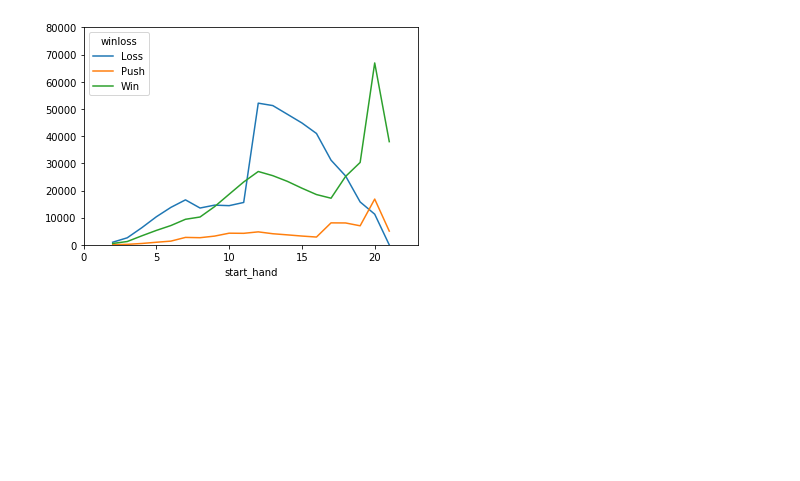
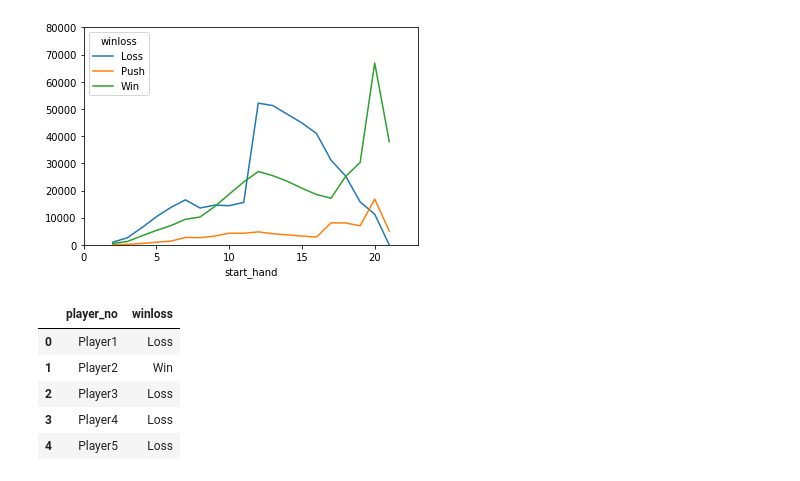
Before and after one commit to anirahul/Team_Carolina, a Jupyter notebook: code/main.ipynb, the cells around one changed output. Saved outputs shown, nothing was run; the diff lists cells and outputs as text; code cells hidden in the pictures; blank space fills up the shorter version.

```diff
--- a/code/main.ipynb
+++ b/code/main.ipynb
@@ -120,2 +121,16 @@ plt.show()
 # %% [output]
 [figure]
+# %%
+# Plot the player bar graph
+
+bj_data_3 = pd.DataFrame(bj_data_ren[["player_no", "winloss"]])
+#bj_data_2 = pd.DataFrame(bj_data_1)
+
+bj_data_3.head()
+# %% [output]
+|  | player_no | winloss |
+| 0 | Player1 | Loss |
+| 1 | Player2 | Win |
+| 2 | Player3 | Loss |
+| 3 | Player4 | Loss |
+| 4 | Player5 | Loss |
```
Also changed, not shown: parts of 5 cells of this notebook.
